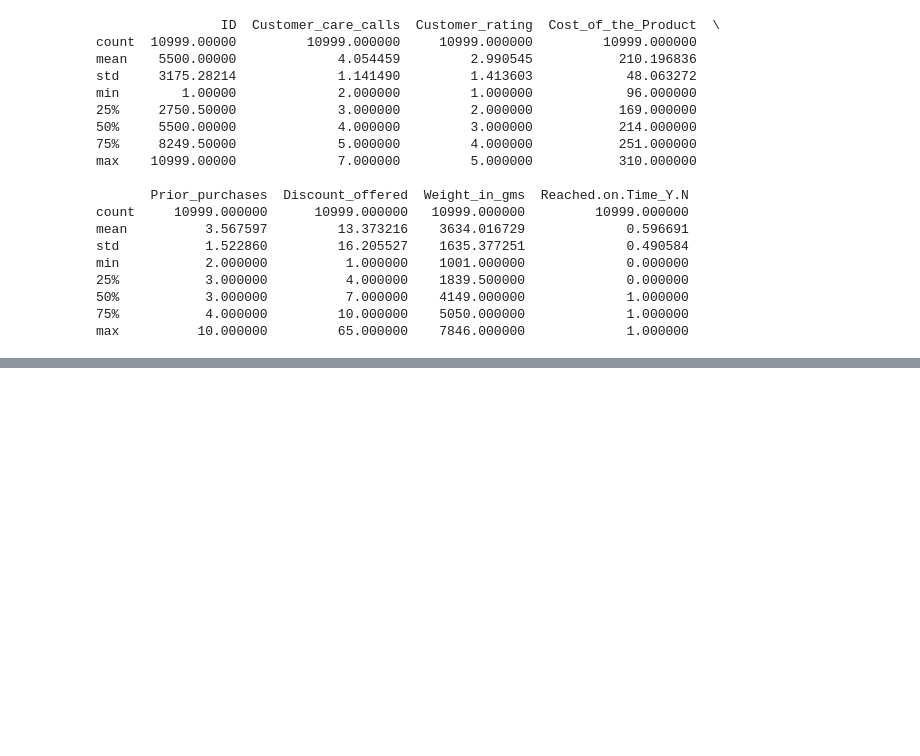
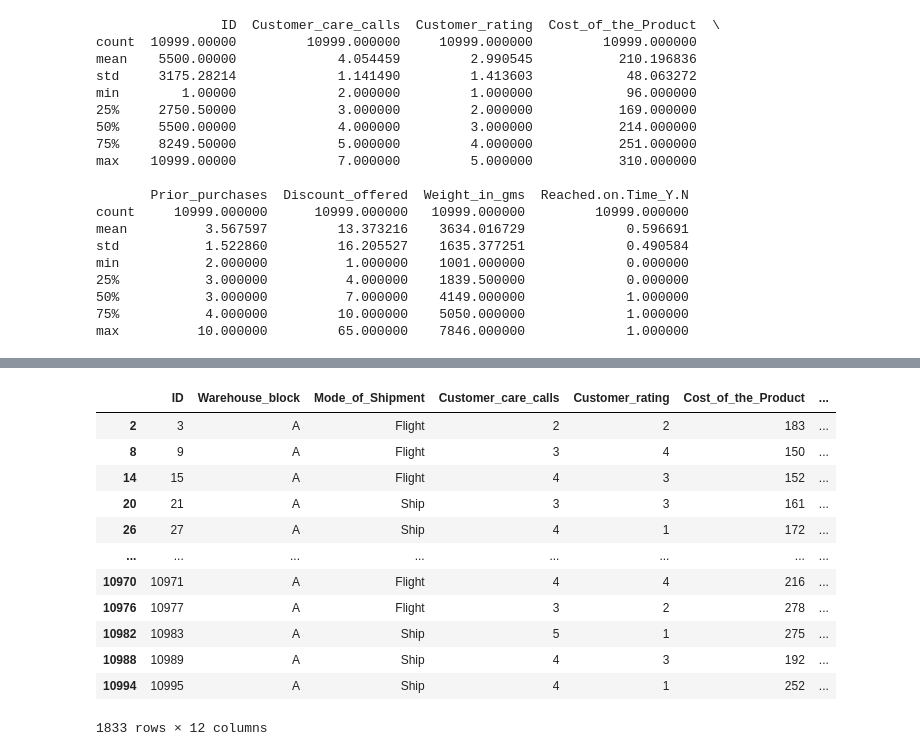
Before and after one commit to njnr14/Python-analysis-project, a Jupyter notebook: analysis.ipynb, the cells around one changed output, grey strips where cells are left out. Saved outputs shown, nothing was run; the diff lists cells and outputs as text; code cells hidden in the pictures; blank space fills up the shorter version.

```diff
--- a/analysis.ipynb
+++ b/analysis.ipynb
@@ -102,0 +125,17 @@ Name: Mode_of_Shipment, dtype: int64
+# %%
+  df_A=df[df['Warehouse_block']=='A']
+  df_A
+# %% [output]
+|  | ID | Warehouse_block | Mode_of_Shipment | Customer_care_calls | Customer_rating | Cost_of_the_Product | ... |
+| 2 | 3 | A | Flight | 2 | 2 | 183 | ... |
+| 8 | 9 | A | Flight | 3 | 4 | 150 | ... |
+| 14 | 15 | A | Flight | 4 | 3 | 152 | ... |
+| 20 | 21 | A | Ship | 3 | 3 | 161 | ... |
+| 26 | 27 | A | Ship | 4 | 1 | 172 | ... |
+| ... | ... | ... | ... | ... | ... | ... | ... |
+| 10970 | 10971 | A | Flight | 4 | 4 | 216 | ... |
+| 10976 | 10977 | A | Flight | 3 | 2 | 278 | ... |
+| 10982 | 10983 | A | Ship | 5 | 1 | 275 | ... |
+| 10988 | 10989 | A | Ship | 4 | 3 | 192 | ... |
+| 10994 | 10995 | A | Ship | 4 | 1 | 252 | ... |
+1833 rows × 12 columns
```
Also changed, not shown: parts of 9 cells of this notebook.
